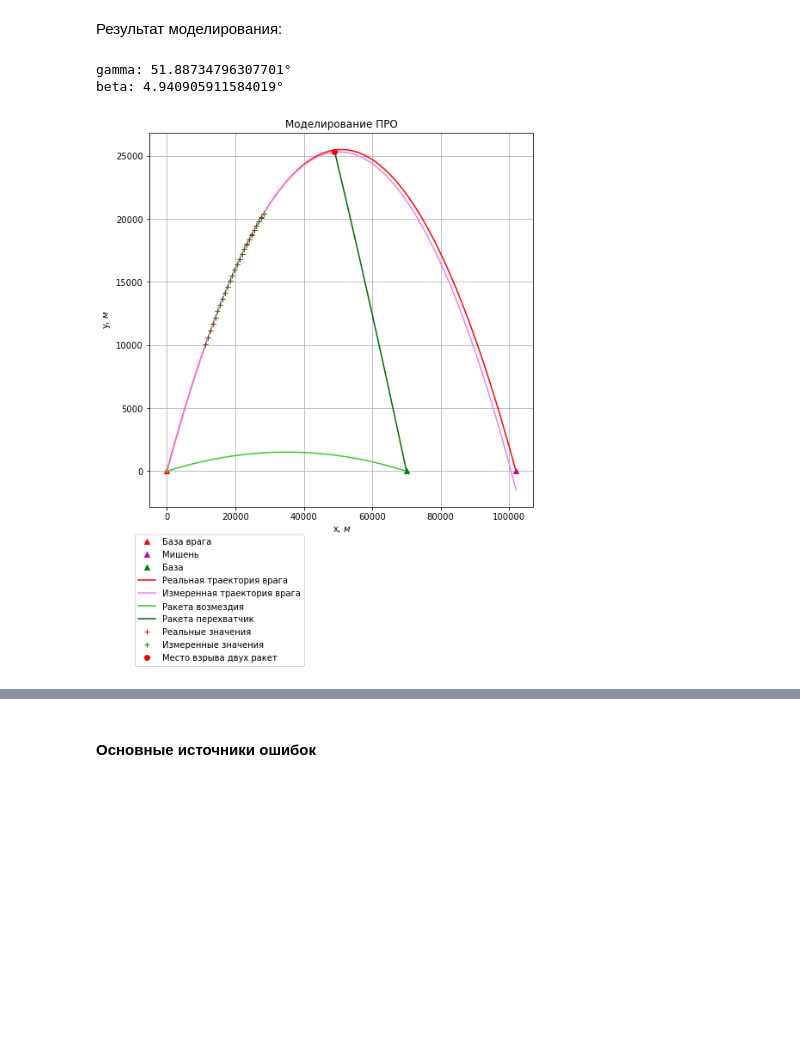
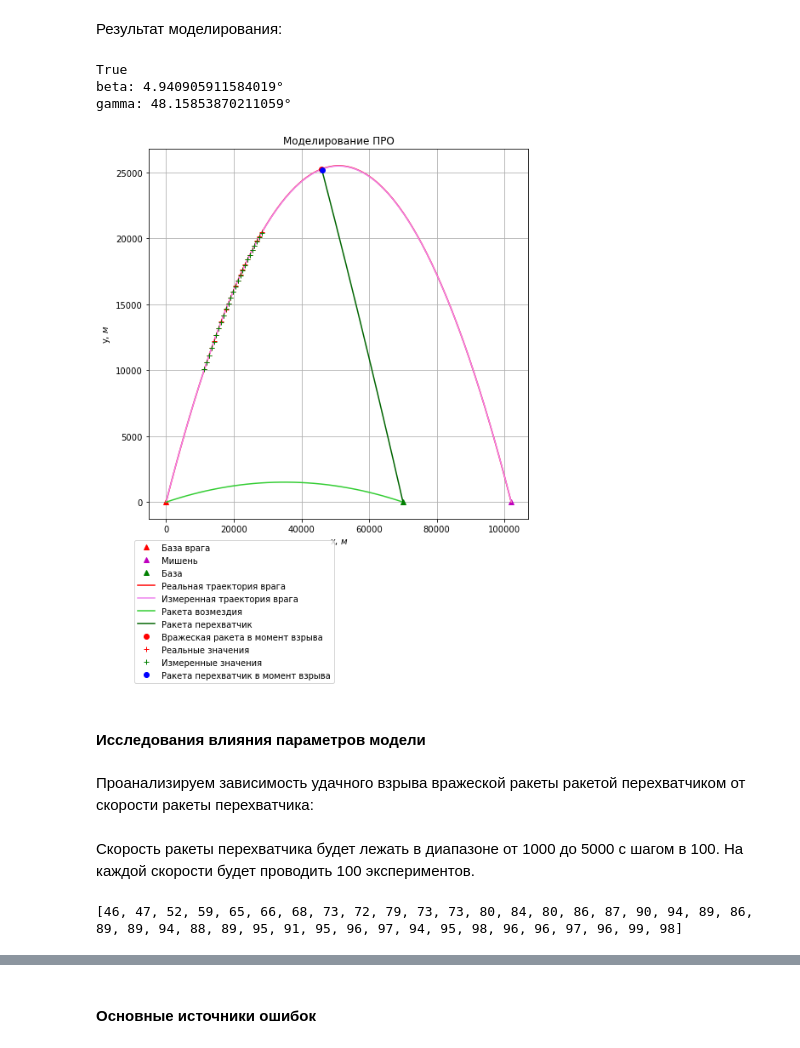
Before and after one commit to Gusarov2906/MathModeling_Course, a Jupyter notebook: Lab3/Lab3.ipynb, the cells around one changed output, grey strips where cells are left out. Cells and saved outputs as stored; diff of their text form; code cells hidden in the pictures; blank space fills up the shorter version.

```diff
--- a/Lab3/Lab3.ipynb
+++ b/Lab3/Lab3.ipynb
@@ -331,8 +354,28 @@ def all_graphs(v, u, L1, t_zad):
 # %% [markdown]
 Результат моделирования:
 # %%
-all_graphs(1000, 2000, 70000, 47)
+all_graphs(1000, 2000, 70000, 47, 200, True)
 # %% [output]
-gamma: 51.88734796307701°
+True
 beta: 4.940905911584019°
+gamma: 48.15853870211059°
-[figure, old version]
+[figure, new version]
+# %% [markdown]
+#### Исследования влияния параметров модели
+# %% [markdown]
+Проанализируем зависимость удачного взрыва вражеской ракеты ракетой перехватчиком от скорости ракеты перехватчика:
+# %% [markdown]
+Скорость ракеты перехватчика будет лежать в диапазоне от 1000 до 5000 с шагом в 100.
+На каждой скорости будет проводить 100 экспериментов.
+# %%
+res = []
+i = 0
+for u in range(1000, 5000, 100):
+    res.append(0)
+    for j in range(100):
+        if all_graphs(1000, u, 70000, 47, 200, False):
+            res[i] += 1
+    i += 1
+print(res)
+# %% [output]
+[46, 47, 52, 59, 65, 66, 68, 73, 72, 79, 73, 73, 80, 84, 80, 86, 87, 90, 94, 89, 86, 89, 89, 94, 88, 89, 95, 91, 95, 96, 97, 94, 95, 98, 96, 96, 97, 96, 99, 98]
```
Also changed, not shown: parts of 5 cells of this notebook.
